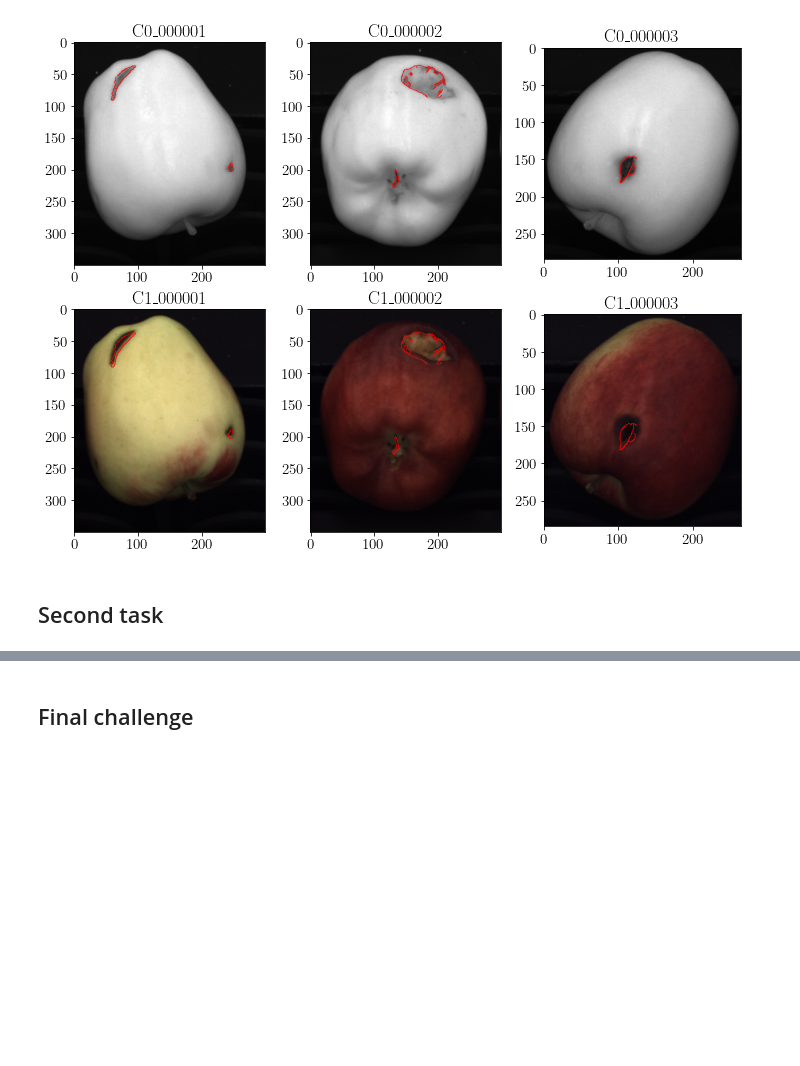
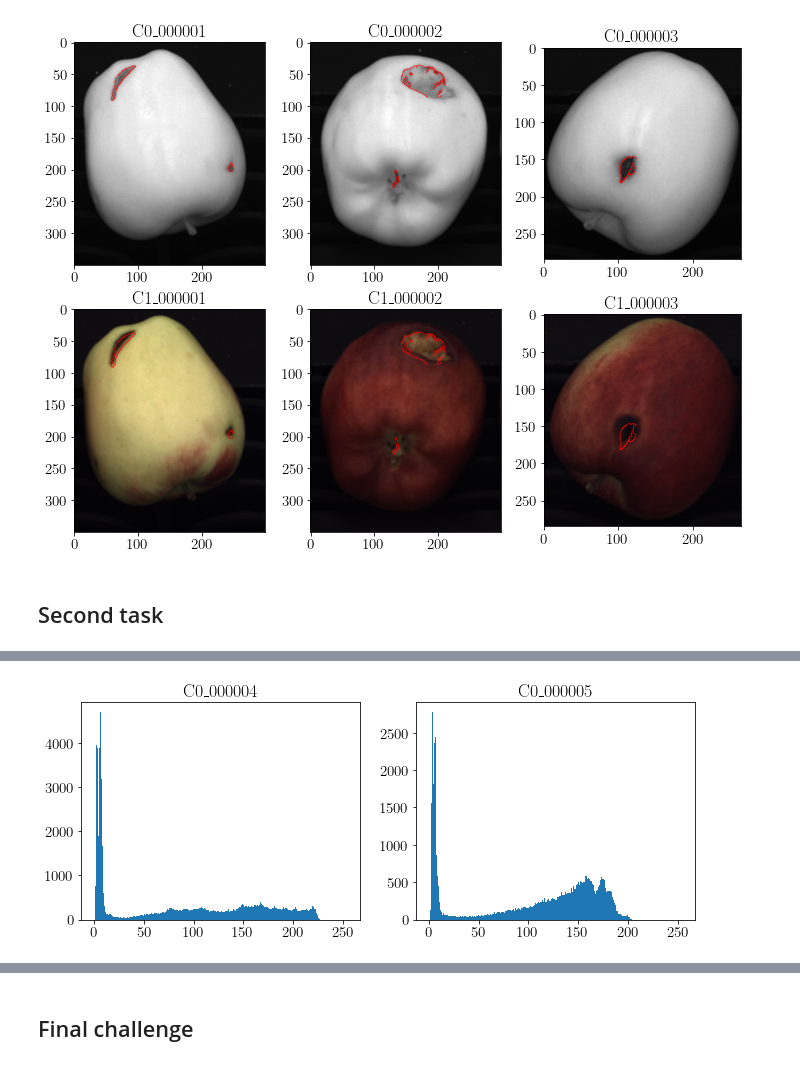
Before and after one commit to matteodonati/fruit_inspection, a Jupyter notebook: fruit_inspection.ipynb, the cells around one changed output, grey strips where cells are left out. Drawn from its saved outputs; the diff is of its cells as text; code cells hidden in the pictures; blank space fills up the shorter version.

```diff
--- a/fruit_inspection.ipynb
+++ b/fruit_inspection.ipynb
@@ -397,0 +398,23 @@ plt.show()
+# %%
+# List of the filtered gray-scale images.
+f_gray_scale_images = []
+
+# Defining the figure object to be displayed.
+fig, ax = plt.subplots(1, N_images, figsize = (11, 4))
+
+# Filtering the images.
+for i in range(N_images):
+
+    # Appending the filtered image.
+    f_gray_scale_images.append(cv2.bilateralFilter(gray_scale_images[i], 5, 75, 75))
+
+    # Adding the specific title.
+    ax[i].set_title(gray_scale_filenames[i])
+
+    # Adding the histogram of the smoothed image to the figure.
+    ax[i].hist(f_gray_scale_images[i].flatten(), bins = range(256))
+
+# Showing the figure.
+plt.show()
+# %% [output]
+[figure, added]
```
Also changed, not shown: parts of 4 cells of this notebook.
